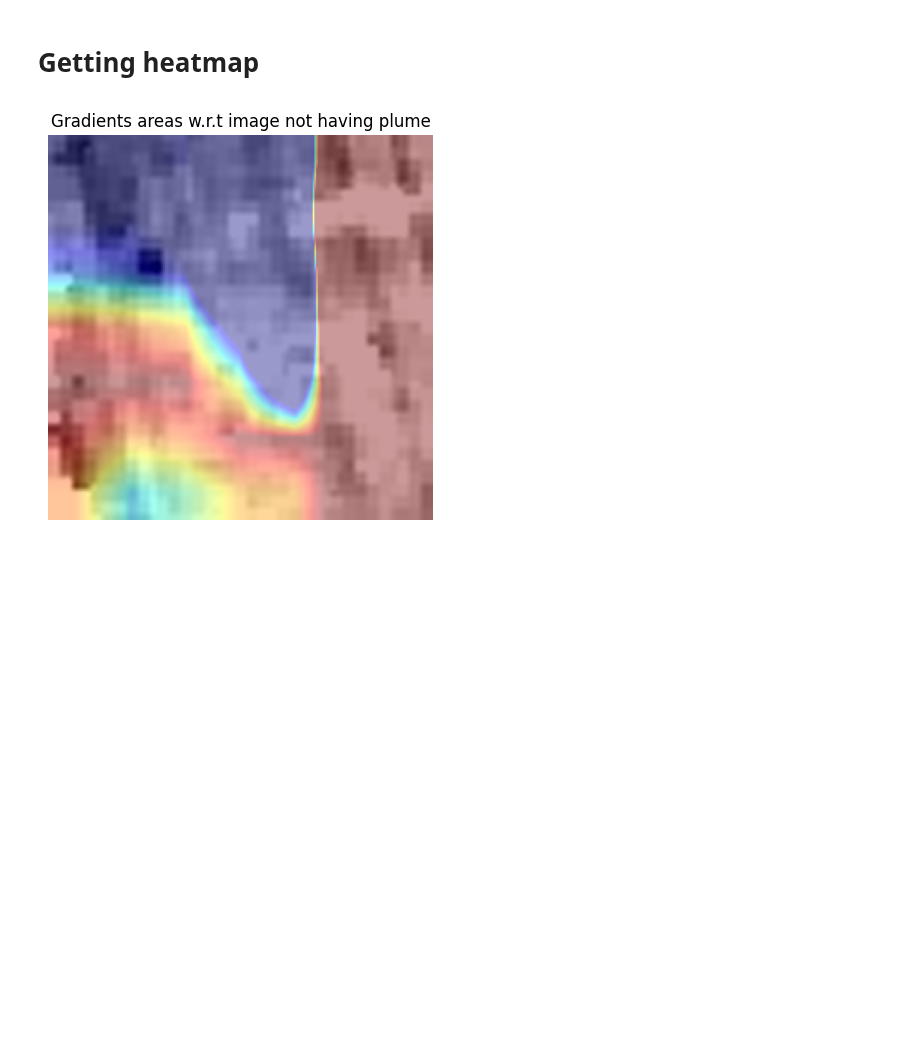
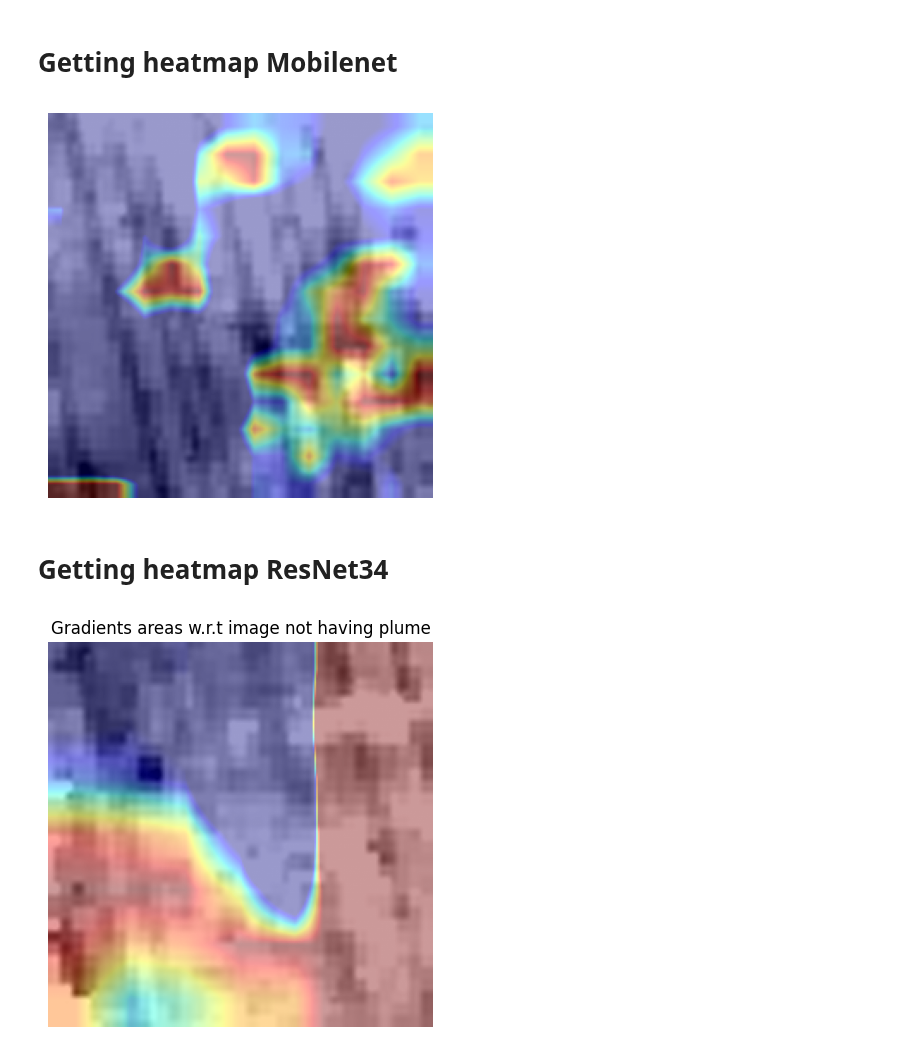
Before and after one commit to adel-R/QB-AI-for-Good, a Jupyter notebook: Example GradCam.ipynb, the cells around one changed output. Saved outputs shown, nothing was run; the diff lists cells and outputs as text; code cells hidden in the pictures; blank space fills up the shorter version.

Commit message:
inference on mobilenet + cpu error + gradcam on mobilenet

```diff
--- a/Example GradCam.ipynb
+++ b/Example GradCam.ipynb
@@ -3,8 +3,25 @@ import util.GradCam as GradCam
 import util.inference as inference
 import util.modeling as modeling
 import matplotlib.pyplot as plt
+# %% [markdown]
+# Getting heatmap Mobilenet
+# %%
+path_to_img = 'images/plume/20230223_methane_mixing_ratio_id_6675.tif'
+path_to_models = "bin/"
+best_model = 0
+model_name = f"best_mobilenet_v3_large_fold_{best_model}.pt"
+device = GradCam.get_device()
+# %%
+model = inference.load_mobilenet_v3_large(path_to_models+model_name)
+model.to(device)
+print("")
+# %%
+heat_map, img_raw, lbl = GradCam.get_heatmap(model=model, path_to_img=path_to_img, device=device, against_label=None, model_type="MobileNet",layer_number=10)
+fig = GradCam.visualize_heatmap(img_raw, heat_map, lbl)
+# %% [output]
+[figure, added]
 # %% [markdown]
-# Getting heatmap
+# Getting heatmap ResNet34
 # %%
 # loading model
 model = inference.load_resnet34()
```
Also changed, not shown: parts of 1 cell of this notebook, 7 other files.
